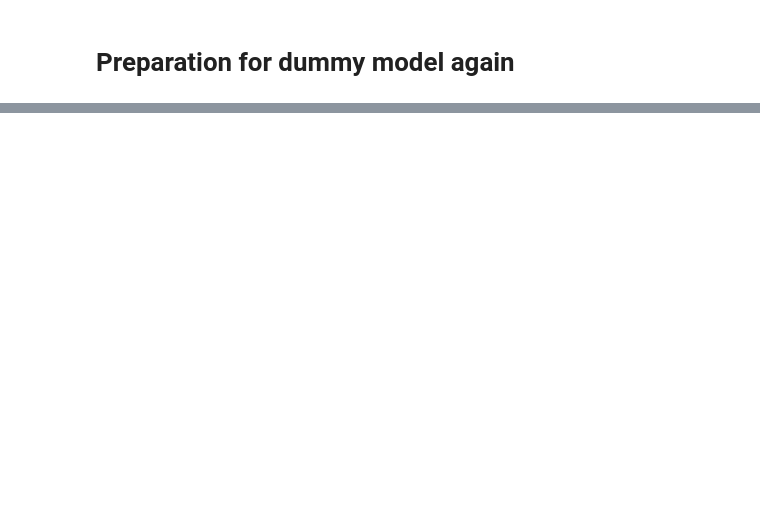
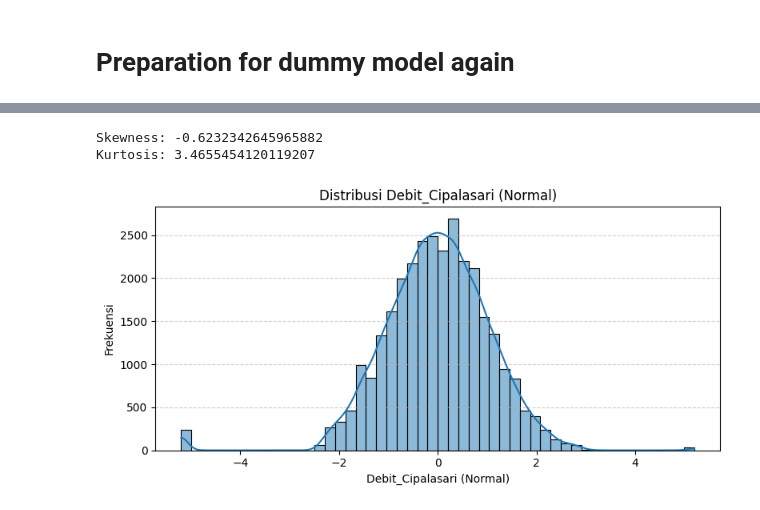
Before and after one commit to mahakiim/dummy_ml, a Jupyter notebook: main.ipynb, the cells around one changed output, grey strips where cells are left out. Drawn from its saved outputs; the diff is of its cells as text; code cells hidden in the pictures; blank space fills up the shorter version.

```diff
--- a/main.ipynb
+++ b/main.ipynb
@@ -19,0 +29,2 @@ FileNotFoundError: [Errno 2] No such file or directory: 'polder_data_fix.csv'
+# %%
+df_copy = df.copy()
@@ -19,0 +85,30 @@ FileNotFoundError: [Errno 2] No such file or directory: 'polder_data_fix.csv'
+# %%
+df_copy['Debit_Cipalasari_log'] = np.log1p(df_copy['Debit_Cipalasari'])
+
+lower = df_copy['Debit_Cipalasari_log'].quantile(0.001)
+upper = df_copy['Debit_Cipalasari_log'].quantile(0.999)
+df_copy['Debit_Cipalasari_clip'] = df_copy['Debit_Cipalasari_log'].clip(lower, upper)
+
+threshold = df_copy['Debit_Cipalasari'].quantile(0.95)
+df_copy['high_flow_flag'] = (df_copy['Debit_Cipalasari'] > threshold).astype(int)
+
+qt = QuantileTransformer(output_distribution='normal', random_state=42)
+df_copy['Debit_Cipalasari_norm'] = qt.fit_transform(
+    df_copy[['Debit_Cipalasari_clip']]
+)
+
+print("Skewness:", df_copy['Debit_Cipalasari_norm'].skew())
+print("Kurtosis:", df_copy['Debit_Cipalasari_norm'].kurtosis())
+
+plt.figure(figsize=(8, 4))
+sns.histplot(df_copy['Debit_Cipalasari_norm'], bins=50, kde=True)
+plt.title('Distribusi Debit_Cipalasari (Normal)')
+plt.xlabel('Debit_Cipalasari (Normal)')
+plt.ylabel('Frekuensi')
+plt.grid(axis='y', linestyle='--', alpha=0.6)
+plt.tight_layout()
+plt.show()
+# %% [output]
+Skewness: -0.6232342645965882
+Kurtosis: 3.4655454120119207
+[figure, added]
```
Also changed, not shown: parts of 16 cells of this notebook, 3 other files.
